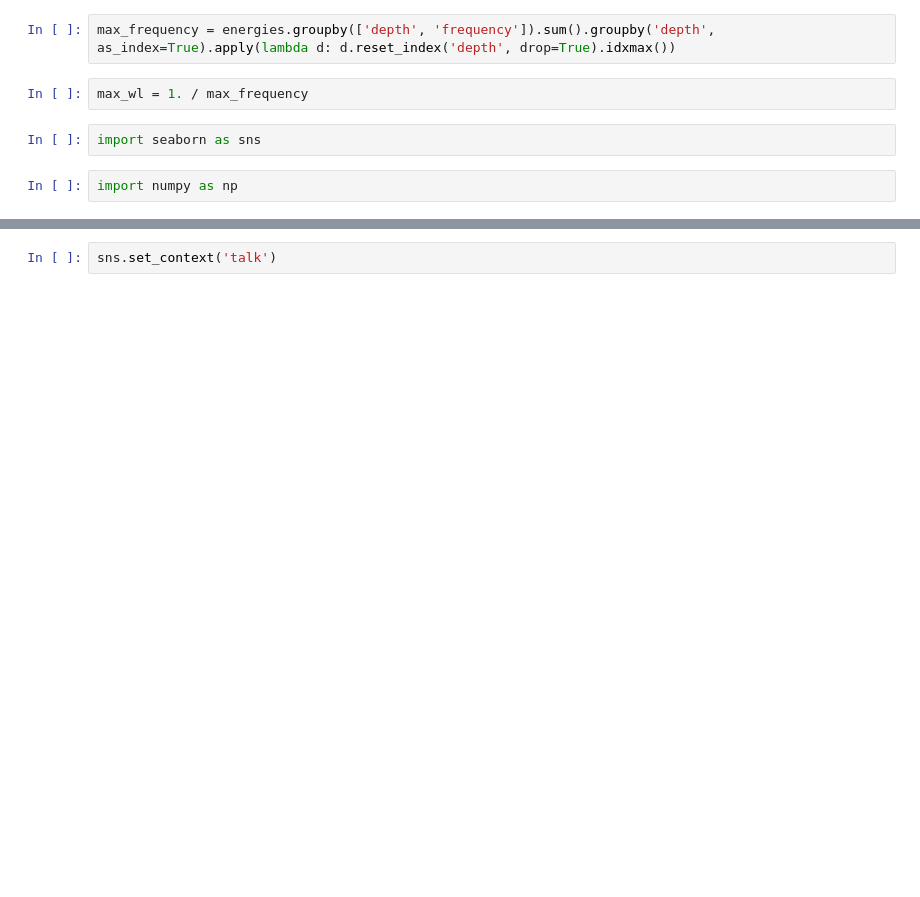
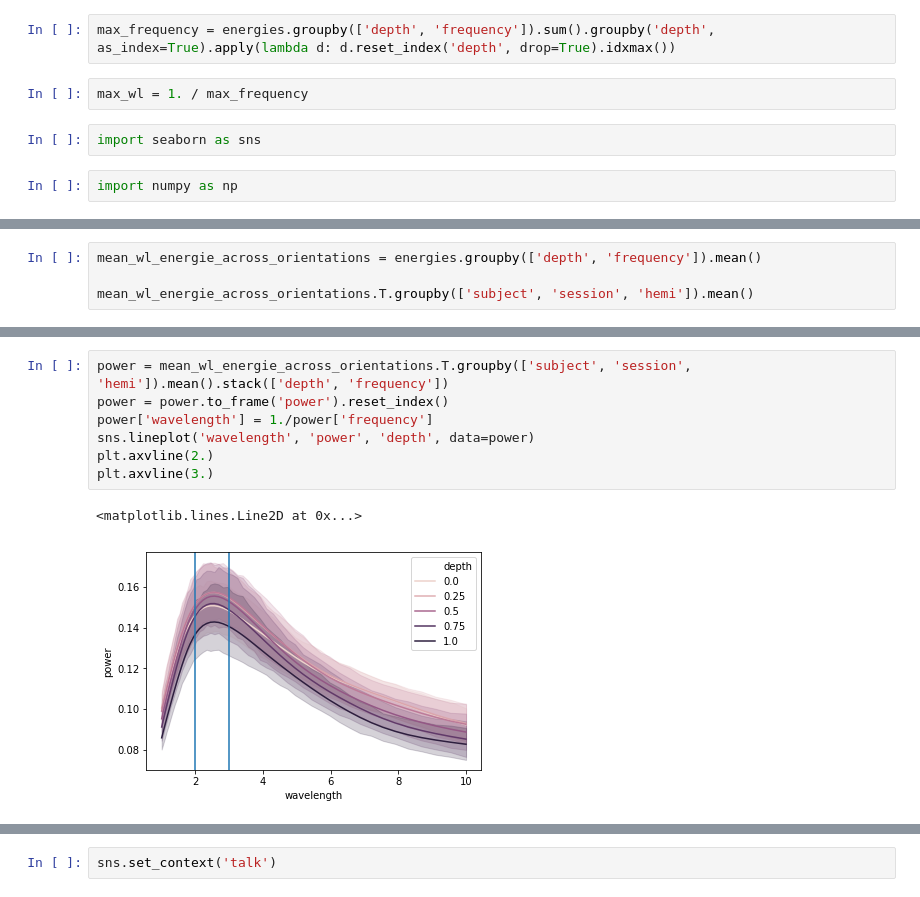
Before and after one commit to VU-Cog-Sci/odc_mapping, a Jupyter notebook: analysis/notebooks/Analyze spatial frequency on surface.ipynb, the cells around one changed output, grey strips where cells are left out. Drawn from its saved outputs; the diff is of its cells as text; blank space fills up the shorter version.

```diff
--- a/analysis/notebooks/Analyze spatial frequency on surface.ipynb
+++ b/analysis/notebooks/Analyze spatial frequency on surface.ipynb
@@ -125,0 +93,4 @@ sns.catplot('depth', 'value', hue='hemi', data=tmp, ci=67, kind='point')
+# %%
+mean_wl_energie_across_orientations = energies.groupby(['depth', 'frequency']).mean()
+
+mean_wl_energie_across_orientations.T.groupby(['subject', 'session', 'hemi']).mean()
@@ -125,0 +115,10 @@ sns.catplot('depth', 'value', hue='hemi', data=tmp, ci=67, kind='point')
+# %%
+power = mean_wl_energie_across_orientations.T.groupby(['subject', 'session', 'hemi']).mean().stack(['depth', 'frequency'])
+power = power.to_frame('power').reset_index()
+power['wavelength'] = 1./power['frequency']
+sns.lineplot('wavelength', 'power', 'depth', data=power)
+plt.axvline(2.)
+plt.axvline(3.)
+# %% [output]
+<matplotlib.lines.Line2D at 0x...>
+[figure, added]
```
Also changed, not shown: parts of 32 cells of this notebook, 1 other file.
